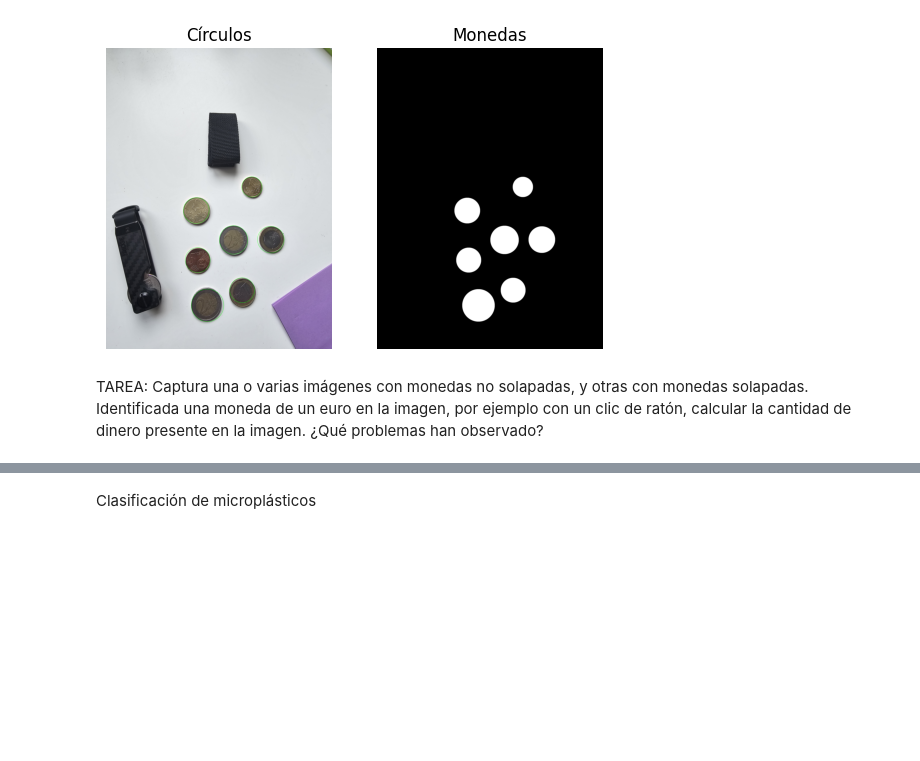
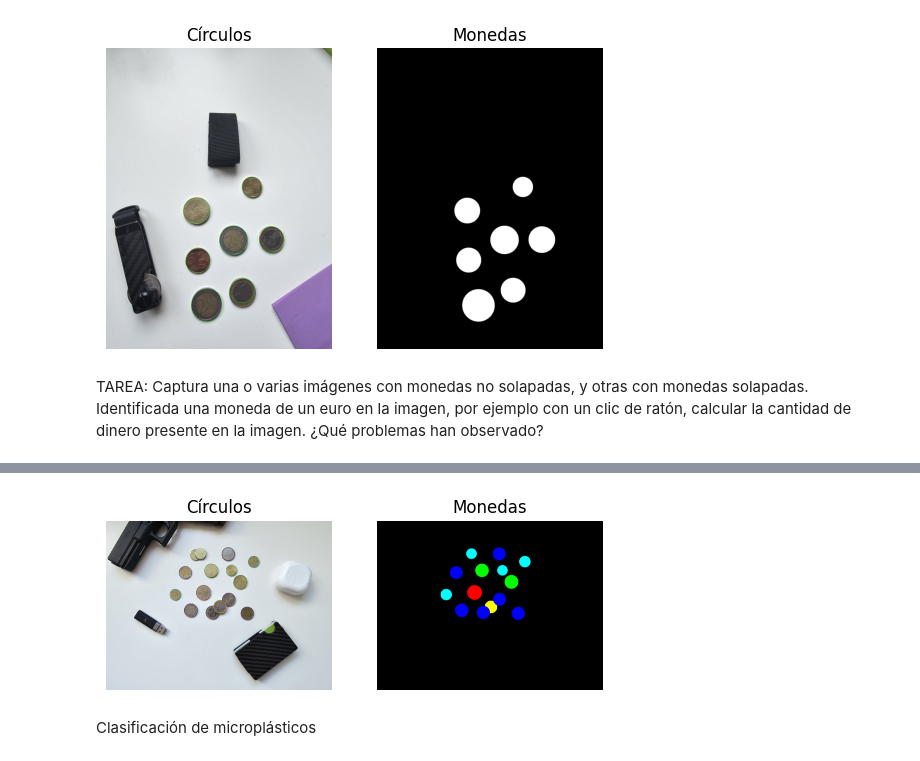
Before and after one commit to JoseManuel117/VC, a Jupyter notebook: P3/VC_P3.ipynb, the cells around one changed output, grey strips where cells are left out. Saved outputs shown, nothing was run; the diff lists cells and outputs as text; code cells hidden in the pictures; blank space fills up the shorter version.

```diff
--- a/P3/VC_P3.ipynb
+++ b/P3/VC_P3.ipynb
@@ -347,0 +278,88 @@ Monedas encontradas = 10
+# %%
+# Carga la imagen
+img = cv2.imread('img_sol_2.jpg')
+print(img.shape)
+
+# Convierte la imagen a RGB
+img_rgb = cv2.cvtColor(img, cv2.COLOR_BGR2RGB)
+
+# Conversión a gris
+gris = cv2.cvtColor(img_rgb, cv2.COLOR_BGR2GRAY)
+
+# Suaviza altas frecuencias
+pimg = cv2.medianBlur(gris, 9)
+
+# Localiza Círculos
+circ = cv2.HoughCircles(
+    pimg,  # imagen
+    cv2.HOUGH_GRADIENT,  # tipo de detección
+    1, 100,  # distancia mínima entre círculos
+    param1=90,  # Valor del gradiente
+    param2=65,  # Umbral acumulador
+    minRadius=10,  # radio mínimo
+    maxRadius=150,  # radio máximo
+)
+
+contador = 0
+monedas = []
+
+# Define una paleta de colores
+colors = [(255, 0, 0), (0, 255, 0), (0, 0, 255), (255, 255, 0), (0, 255, 255), (255, 255, 255)]
+
+# Dibuja sobre la imagen de entrada y la imagen vacía
+img_cont = np.zeros(img_rgb.shape, dtype=np.uint8)
+img_rgb = cv2.cvtColor(img, cv2.COLOR_BGR2RGB)
+
+for det in circ[0]:
+    x_coor, y_coor, det_radio = det
+
+    if det_radio >= 130:
+        valor = "2"
+        print("Moneda con valor "+ valor + " con area " + str(det_radio) + " en " + str(x_coor) + ", " + str(y_coor))
+        color = colors[0]  # rojo
+    elif det_radio >= 119.3:
+        valor = "0.5"
+        print("Moneda con valor "+ valor + " con area " + str(det_radio) + " en " + str(x_coor) + ", " + str(y_coor))
+        color = colors[1]  # verde
+    elif det_radio >= 113:
+        valor = "1"
+        print("Moneda con valor "+ valor + " con area " + str(det_radio) + " en " + str(x_coor) + ", " + str(y_coor))
+        color = colors[2]  # azul
+    elif det_radio >= 110:
+        valor = "0.20"
+        print("Moneda con valor "+ valor + " con area " + str(det_radio) + " en " + str(x_coor) + ", " + str(y_coor))
+        color = colors[3]  # amarillo
+    elif det_radio >= 90:
+        valor = "0.10"
+        print("Moneda con valor "+ valor + " con area " + str(det_radio) + " en " + str(x_coor) + ", " + str(y_coor))
+        color = colors[4]  # azul celeste
+    else:
+        print("Moneda con valor "+ valor + " con area " + str(det_radio) + " en " + str(x_coor) + ", " + str(y_coor))
+        valor = "Moneda no reconocida"
+        color = colors[5]  # Asigna un color de la paleta
+
+
+    cv2.circle(img_rgb, (int(x_coor), int(y_coor)),
+               int(det_radio), color, 2)
+    cv2.circle(img_cont, (int(x_coor), int(y_coor)),
+               int(det_radio), color, -1)
+    contador += 1
+
+    monedas.append((x_coor, y_coor, valor))
+
+# Muestra resultado
+plt.subplot(121)
+plt.axis("off")
+plt.imshow(img_rgb)
+plt.title('Círculos')
+
+
+plt.subplot(122)
+plt.axis("off")
+plt.imshow(img_cont)
+plt.title('Monedas')
+print("Monedas encontradas = " + str(contador))
+
+
+plt.show()
+# %% [output]
@@ -348,3 +382,4 @@ Monedas encontradas = 10
+[figure, added]
 # %% [markdown]
 Clasificación de microplásticos
 # %%
```
Also changed, not shown: parts of 4 cells of this notebook.
